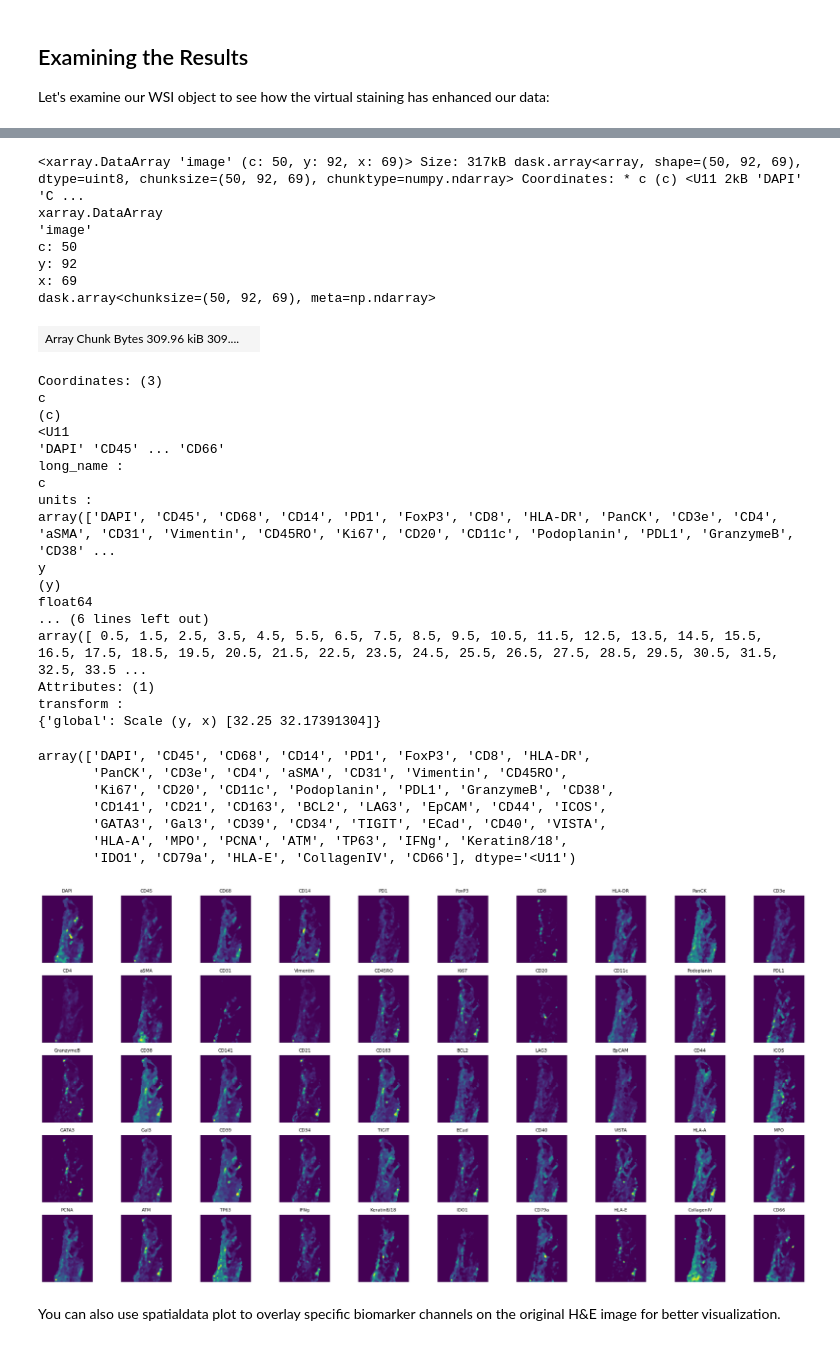
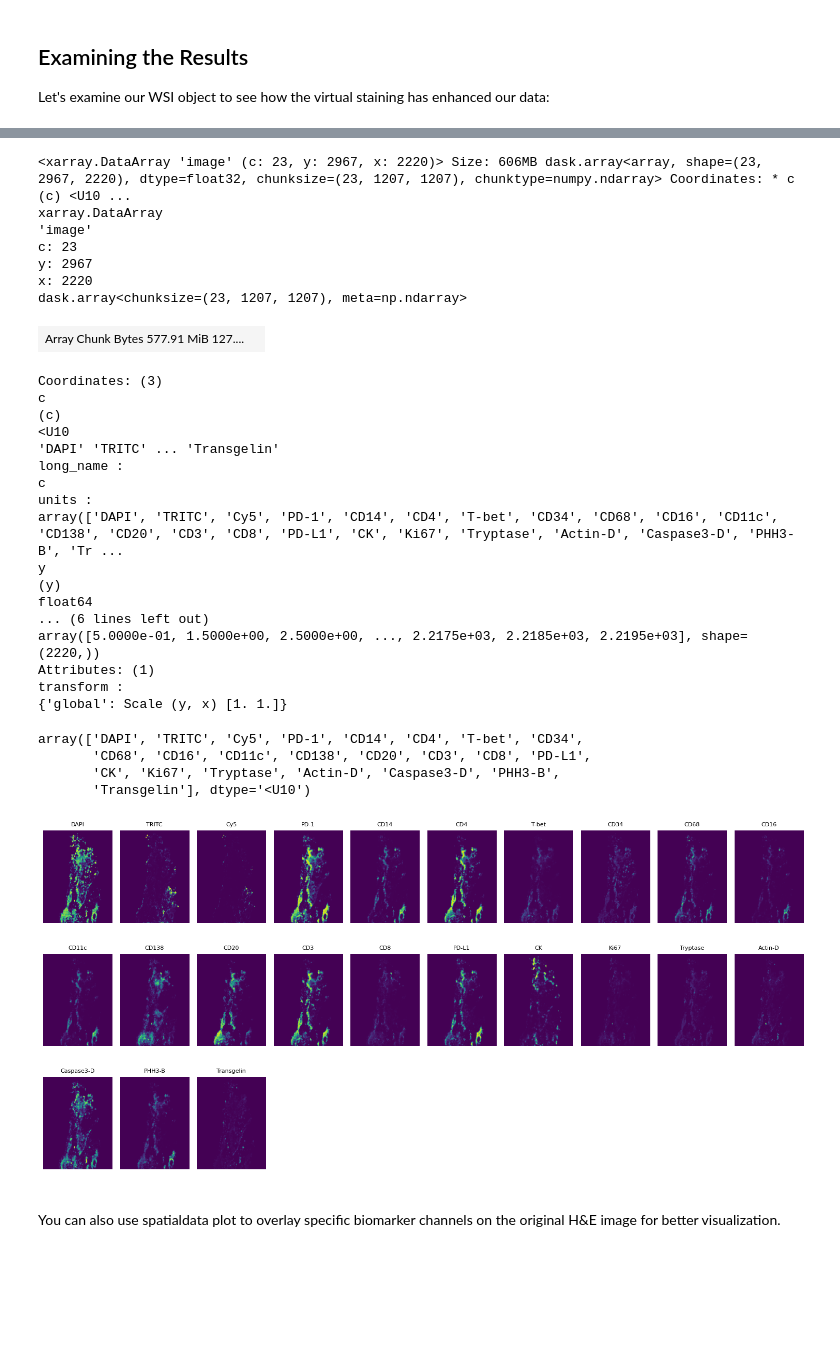
Before and after one commit to rendeirolab/lazyslide-tutorials, a Jupyter notebook: tutorials/virtual_staining.ipynb, the cells around one changed output, grey strips where cells are left out. Saved outputs shown, nothing was run; the diff lists cells and outputs as text; code cells hidden in the pictures; blank space fills up the shorter version.

Commit message:
Switch to GigaTIME model

```diff
--- a/tutorials/virtual_staining.ipynb
+++ b/tutorials/virtual_staining.ipynb
@@ -83,61 +87,67 @@ zs.pp.tile_tissues(wsi, 128, stride_px=8)
 Let's explore the generated predictions:
 # %%
 # Access the virtual staining predictions stored in the images dictionary
-wsi.images["rosie_prediction"]
+wsi.images["gigatime_prediction"]
 # %% [output]
-<xarray.DataArray 'image' (c: 50, y: 92, x: 69)> Size: 317kB dask.array<array, shape=(50, 92, 69), dtype=uint8, chunksize=(50, 92, 69), chunktype=numpy.ndarray> Coordinates: * c (c) <U11 2kB 'DAPI' 'C ...
+<xarray.DataArray 'image' (c: 23, y: 2967, x: 2220)> Size: 606MB dask.array<array, shape=(23, 2967, 2220), dtype=float32, chunksize=(23, 1207, 1207), chunktype=numpy.ndarray> Coordinates: * c (c) <U10 ...
 xarray.DataArray
 'image'
-c: 50
-y: 92
-x: 69
-dask.array<chunksize=(50, 92, 69), meta=np.ndarray>
+c: 23
+y: 2967
+x: 2220
+dask.array<chunksize=(23, 1207, 1207), meta=np.ndarray>
-| Array Chunk Bytes 309.96 kiB 309.... |  |
+| Array Chunk Bytes 577.91 MiB 127.... |  |
 Coordinates: (3)
 c
 (c)
-<U11
-'DAPI' 'CD45' ... 'CD66'
+<U10
+'DAPI' 'TRITC' ... 'Transgelin'
 long_name :
 c
 units :
-array(['DAPI', 'CD45', 'CD68', 'CD14', 'PD1', 'FoxP3', 'CD8', 'HLA-DR', 'PanCK', 'CD3e', 'CD4', 'aSMA', 'CD31', 'Vimentin', 'CD45RO', 'Ki67', 'CD20', 'CD11c', 'Podoplanin', 'PDL1', 'GranzymeB', 'CD38' ...
+array(['DAPI', 'TRITC', 'Cy5', 'PD-1', 'CD14', 'CD4', 'T-bet', 'CD34', 'CD68', 'CD16', 'CD11c', 'CD138', 'CD20', 'CD3', 'CD8', 'PD-L1', 'CK', 'Ki67', 'Tryptase', 'Actin-D', 'Caspase3-D', 'PHH3-B', 'Tr ...
 y
 (y)
 float64
 ... (6 lines left out)
-array([ 0.5, 1.5, 2.5, 3.5, 4.5, 5.5, 6.5, 7.5, 8.5, 9.5, 10.5, 11.5, 12.5, 13.5, 14.5, 15.5, 16.5, 17.5, 18.5, 19.5, 20.5, 21.5, 22.5, 23.5, 24.5, 25.5, 26.5, 27.5, 28.5, 29.5, 30.5, 31.5, 32.5, 33.5 ...
+array([5.0000e-01, 1.5000e+00, 2.5000e+00, ..., 2.2175e+03, 2.2185e+03, 2.2195e+03], shape=(2220,))
 Attributes: (1)
 transform :
-{'global': Scale (y, x) [32.25 32.17391304]}
+{'global': Scale (y, x) [1. 1.]}
 # %%
-# Display all available biomarker channels predicted by the ROSIE model
-wsi.images["rosie_prediction"].c.data
+# Display all available biomarker channels predicted by the GigaTime model
+wsi.images["gigatime_prediction"].c.data
 # %% [output]
-array(['DAPI', 'CD45', 'CD68', 'CD14', 'PD1', 'FoxP3', 'CD8', 'HLA-DR',
-       'PanCK', 'CD3e', 'CD4', 'aSMA', 'CD31', 'Vimentin', 'CD45RO',
-       'Ki67', 'CD20', 'CD11c', 'Podoplanin', 'PDL1', 'GranzymeB', 'CD38',
-       'CD141', 'CD21', 'CD163', 'BCL2', 'LAG3', 'EpCAM', 'CD44', 'ICOS',
-       'GATA3', 'Gal3', 'CD39', 'CD34', 'TIGIT', 'ECad', 'CD40', 'VISTA',
-       'HLA-A', 'MPO', 'PCNA', 'ATM', 'TP63', 'IFNg', 'Keratin8/18',
-       'IDO1', 'CD79a', 'HLA-E', 'CollagenIV', 'CD66'], dtype='<U11')
+array(['DAPI', 'TRITC', 'Cy5', 'PD-1', 'CD14', 'CD4', 'T-bet', 'CD34',
+       'CD68', 'CD16', 'CD11c', 'CD138', 'CD20', 'CD3', 'CD8', 'PD-L1',
+       'CK', 'Ki67', 'Tryptase', 'Actin-D', 'Caspase3-D', 'PHH3-B',
+       'Transgelin'], dtype='<U10')
 # %%
 # Visualize all predicted biomarker channels in a grid layout
 import matplotlib.pyplot as plt
 
 # Create a 5x10 subplot grid to display all 50 biomarker channels
-fig, axs = plt.subplots(5, 10, figsize=(20, 10))
+n_markers = wsi.images["gigatime_prediction"].data.shape[0]
+n_cols = 10
+n_rows = (n_markers + n_cols - 1) // n_cols  # Calculate number of rows needed
+fig, axs = plt.subplots(n_rows, n_cols, figsize=(15, 2.5 * n_rows))
+axs = axs.flatten()
 
 # Plot each biomarker channel with its corresponding gene name as title
-for i, ax in enumerate(axs.flatten()):
-    ax.imshow(wsi.images["rosie_prediction"].data[i])
-    ax.set_title(wsi.images["rosie_prediction"].c.data[i], fontsize=8)
+for i in range(n_markers):
+    ax = axs[i]
+    ax.imshow(wsi.images["gigatime_prediction"].data[i])
+    ax.set_title(wsi.images["gigatime_prediction"].c.data[i], fontsize=8)
     ax.axis("off")
+
+# Turn off any unused subplots
+for j in range(i + 1, n_rows * n_cols):
+    axs.flatten()[j].axis("off")
 
 plt.tight_layout()
 plt.show()
 # %% [output]
-[figure, old version]
+[figure, new version]
 # %% [markdown]
 You can also use spatialdata plot to overlay specific biomarker channels on the original H&E image for better visualization.
 # %%
```
Also changed, not shown: parts of 5 cells of this notebook.
